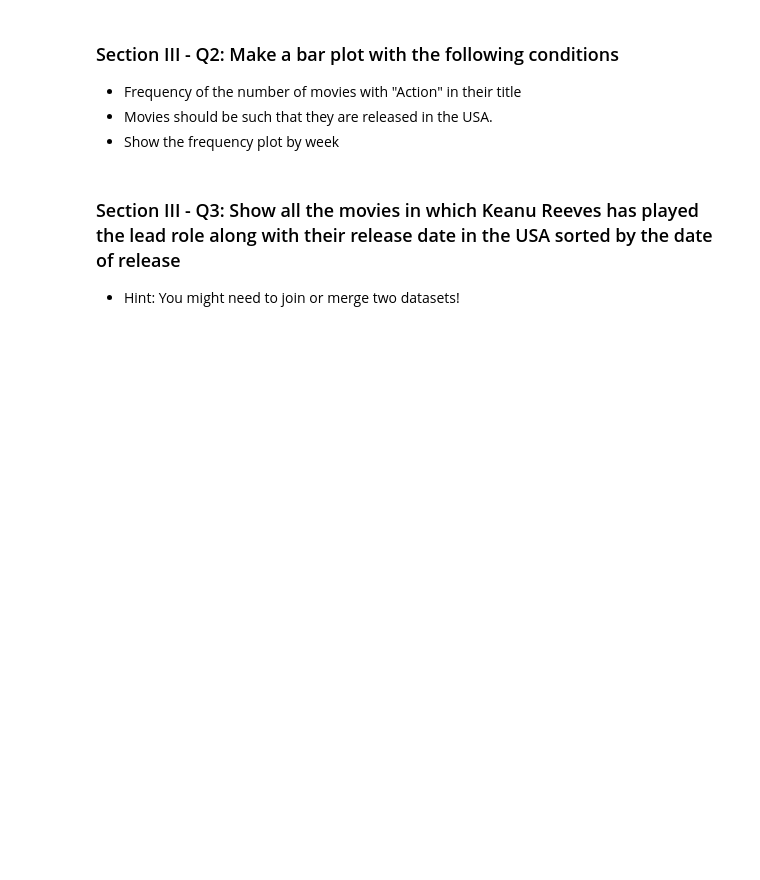
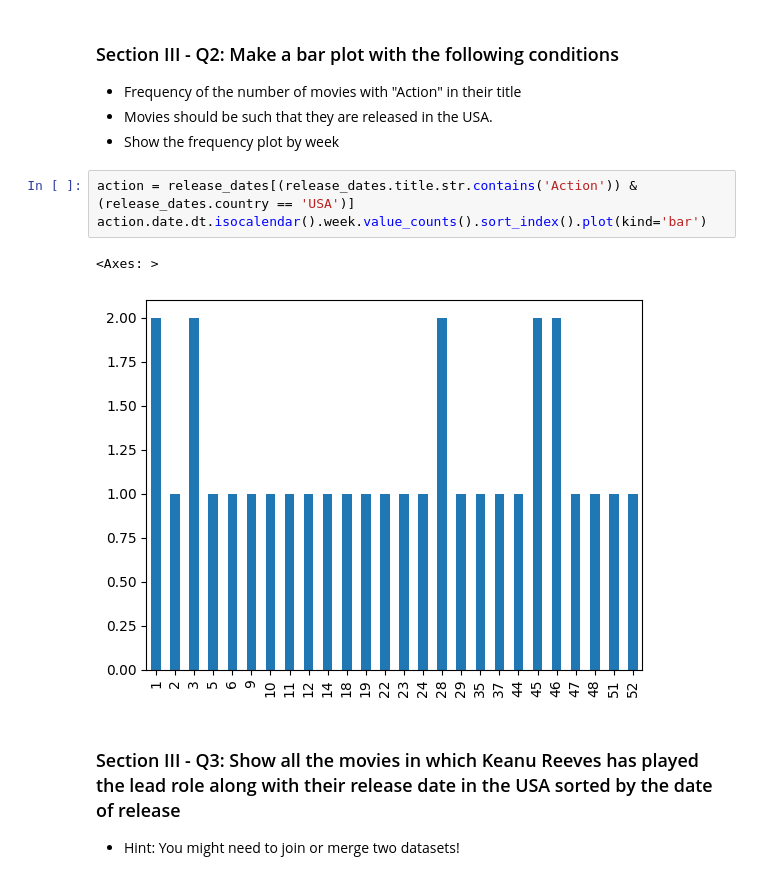
Before and after one commit to peter-welander/mec-mini-projects, a Jupyter notebook: mec-5.3.10-data-wranging-with-pandas-mini-project/Mini_Project_Data_Wrangling_Pandas.ipynb, the cells around one changed output. Cells and saved outputs as stored; diff of their text form; blank space fills up the shorter version.

```diff
--- a/mec-5.3.10-data-wranging-with-pandas-mini-project/Mini_Project_Data_Wrangling_Pandas.ipynb
+++ b/mec-5.3.10-data-wranging-with-pandas-mini-project/Mini_Project_Data_Wrangling_Pandas.ipynb
@@ -596,6 +600,12 @@ christmas.date.dt.month.value_counts().sort_index().plot(kind='bar')
 - Frequency of the number of movies with "Action" in their title
 - Movies should be such that they are released in the USA.
 - Show the frequency plot by week
+# %%
+action = release_dates[(release_dates.title.str.contains('Action')) & (release_dates.country == 'USA')]
+action.date.dt.isocalendar().week.value_counts().sort_index().plot(kind='bar')
+# %% [output]
+<Axes: >
+[figure, added]
 # %% [markdown]
 ### Section III - Q3: Show all the movies in which Keanu Reeves has played the lead role along with their   release date in the USA sorted by the date of release
 - Hint: You might need to join or merge two datasets!
```
Also changed, not shown: parts of 8 cells of this notebook.
